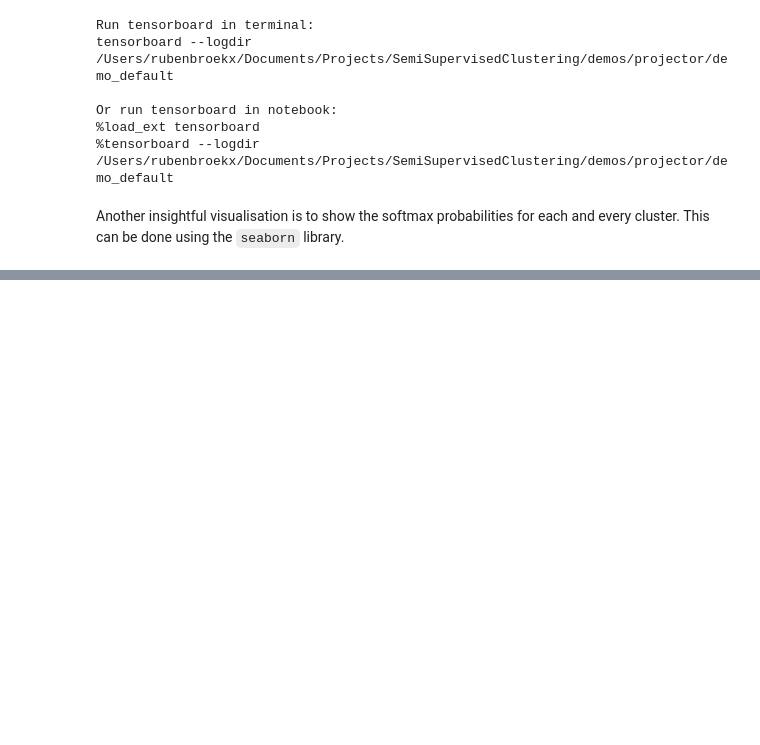
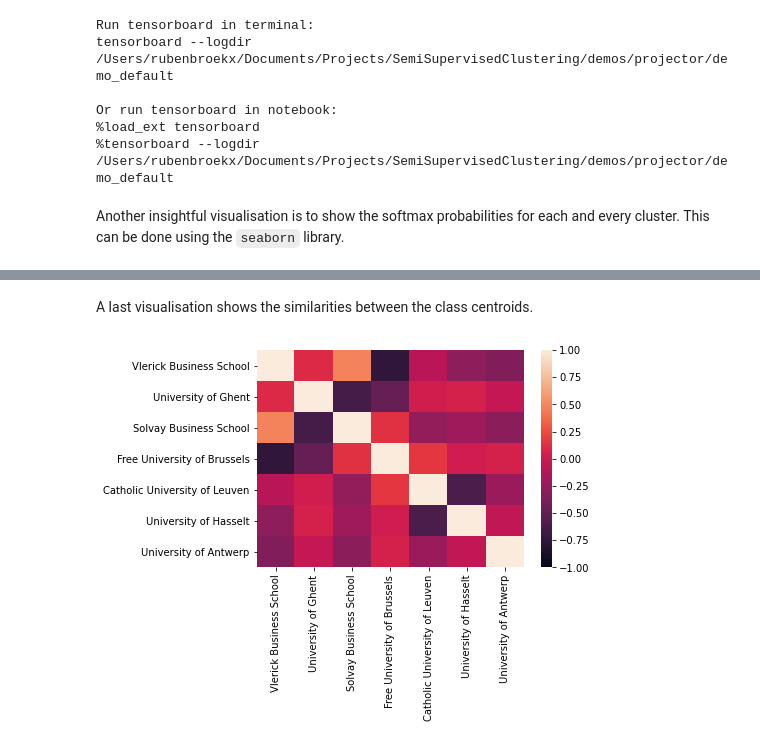
Before and after one commit to RubenPants/SemiSupervisedClustering, a Jupyter notebook: demos/1_default_usage.ipynb, the cells around one changed output, grey strips where cells are left out. Cells and saved outputs as stored; diff of their text form; code cells hidden in the pictures; blank space fills up the shorter version.

```diff
--- a/demos/1_default_usage.ipynb
+++ b/demos/1_default_usage.ipynb
@@ -391,0 +385,14 @@ _ = plt.show()
+# %% [markdown]
+A last visualisation shows the similarities between the class centroids.
+# %%
+import numpy as np
+from sklearn.metrics.pairwise import cosine_similarity
+
+centroids = model.clusterer._centroids
+labels, vectors = zip(*centroids.items())
+vectors = np.vstack(vectors)
+sim = cosine_similarity(vectors)
+sns.heatmap(sim, xticklabels=labels, yticklabels=labels, vmax=1, vmin=-1)
+_ = plt.show()
+# %% [output]
+[figure, added]
```
Also changed, not shown: parts of 9 cells of this notebook, 21 other files.
